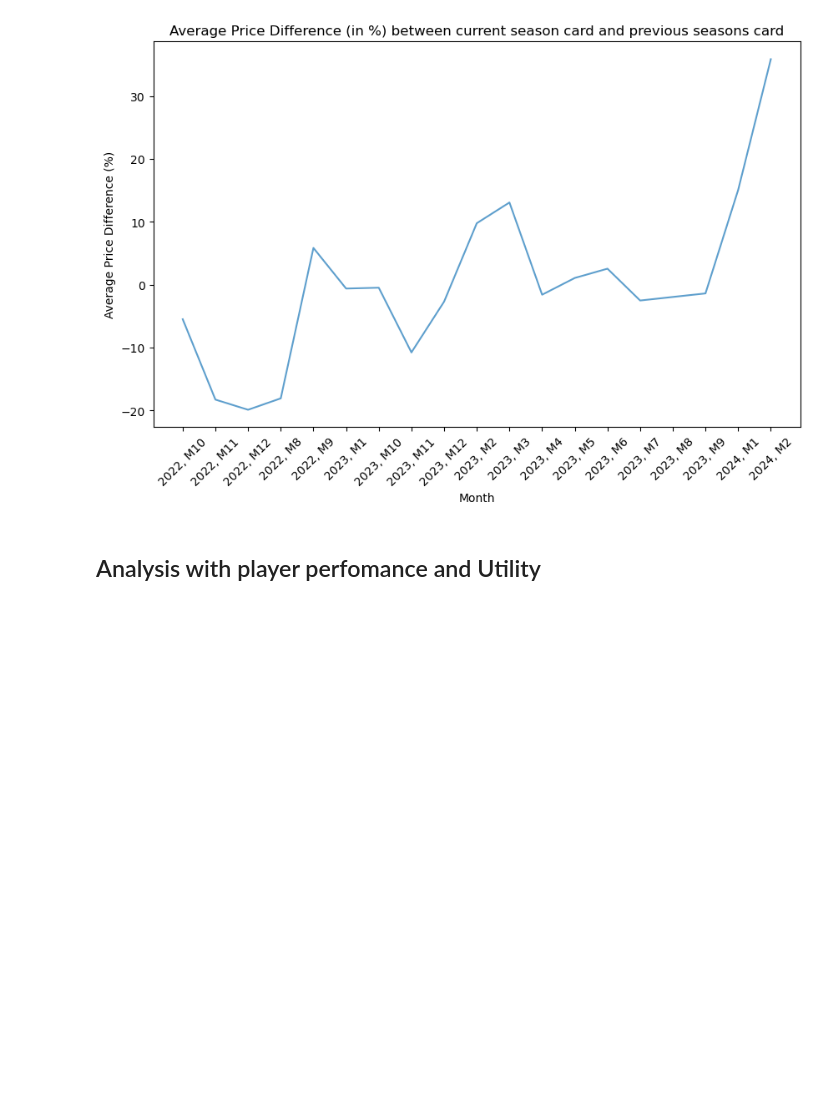
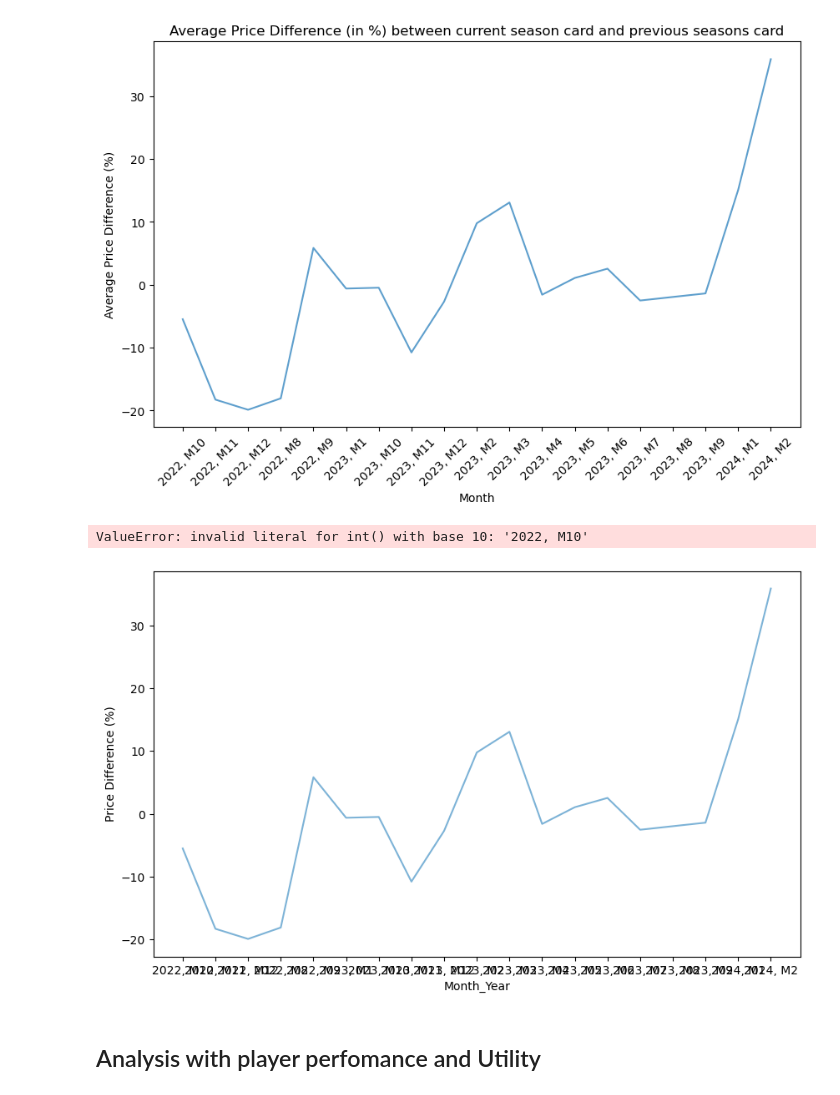
Before and after one commit to PierreMn/final_project, a Jupyter notebook: Datavisualisation.ipynb, the cells around one changed output. Saved outputs shown, nothing was run; the diff lists cells and outputs as text; code cells hidden in the pictures; blank space fills up the shorter version.

```diff
--- a/Datavisualisation.ipynb
+++ b/Datavisualisation.ipynb
@@ -328,6 +386,41 @@ plt.xticks(rotation=45)
 plt.show()
 # %% [output]
 [figure]
+# %%
+import calendar
+import seaborn as sns
+import matplotlib.pyplot as plt
+
+# Filter the dataframe to include only True and False values for "in_season_card_transaction"
+filtered_df = monetary_transactions_df[monetary_transactions_df['in_season_card_transaction'].isin([True, False])]
+
+# Filter the dataframe to include only specific seasons
+filtered_df = filtered_df[filtered_df['transaction_date_season'].isin(["season_2022", "season_2023"])]
+
+# Group the filtered data by month and calculate the average price for True and False groups
+avg_prices = filtered_df.groupby(['Month_Year', 'in_season_card_transaction'])['price_eur'].mean().unstack()
+
+# Calculate the percentage difference between True and False groups
+avg_prices['Price Difference (%)'] = (avg_prices[True] - avg_prices[False]) / avg_prices[False] * 100
+
+# Plot the average price difference by month
+plt.figure(figsize=(10, 6))
+ax = sns.lineplot(data=avg_prices['Price Difference (%)'])
+
+# Combine month names with year
+xtick_labels = [f"{calendar.month_name[int(month.split('-')[0])]} {month.split('-')[1]}" for month in avg_prices.index]
+
+# Update the tick labels with combined month and year
+ax.set_xticklabels(xtick_labels)
+
+plt.xlabel('Month-Year')
+plt.ylabel('Average Price Difference (%)')
+plt.title('Average Price Difference (in %) between current season card and previous seasons card')
+plt.xticks(rotation=45)
+plt.show()
+# %% [output]
+ValueError: invalid literal for int() with base 10: '2022, M10'
+[figure, added]
 # %% [markdown]
 ## Analysis with player perfomance and Utility
 # %%
```
Also changed, not shown: parts of 11 cells of this notebook, 6 other files.
